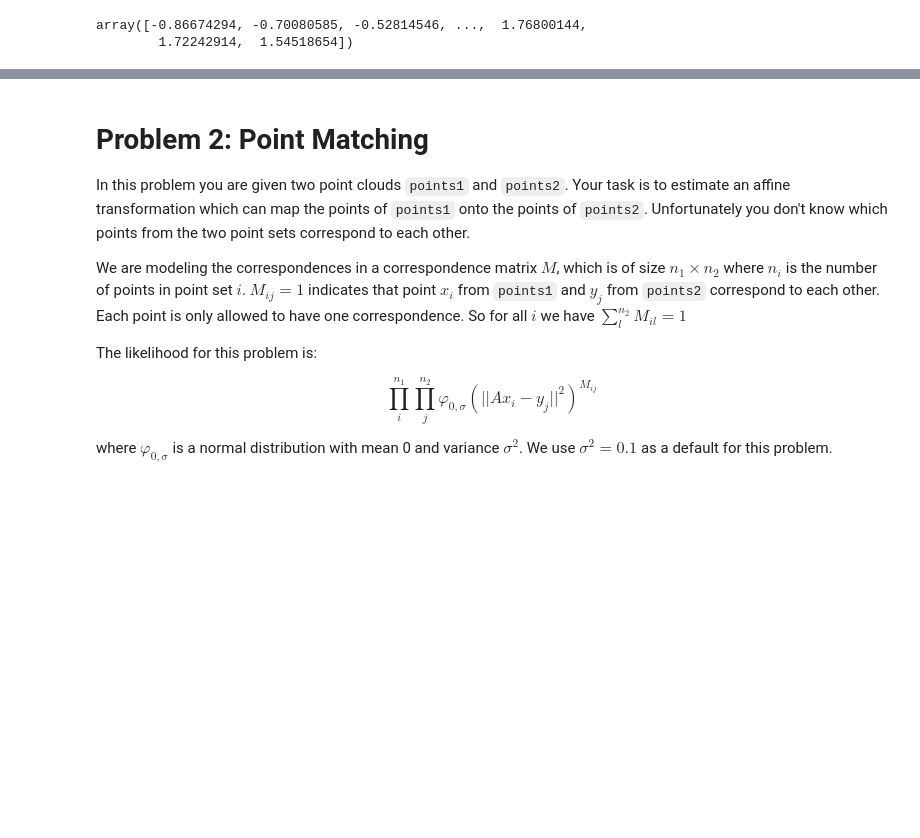
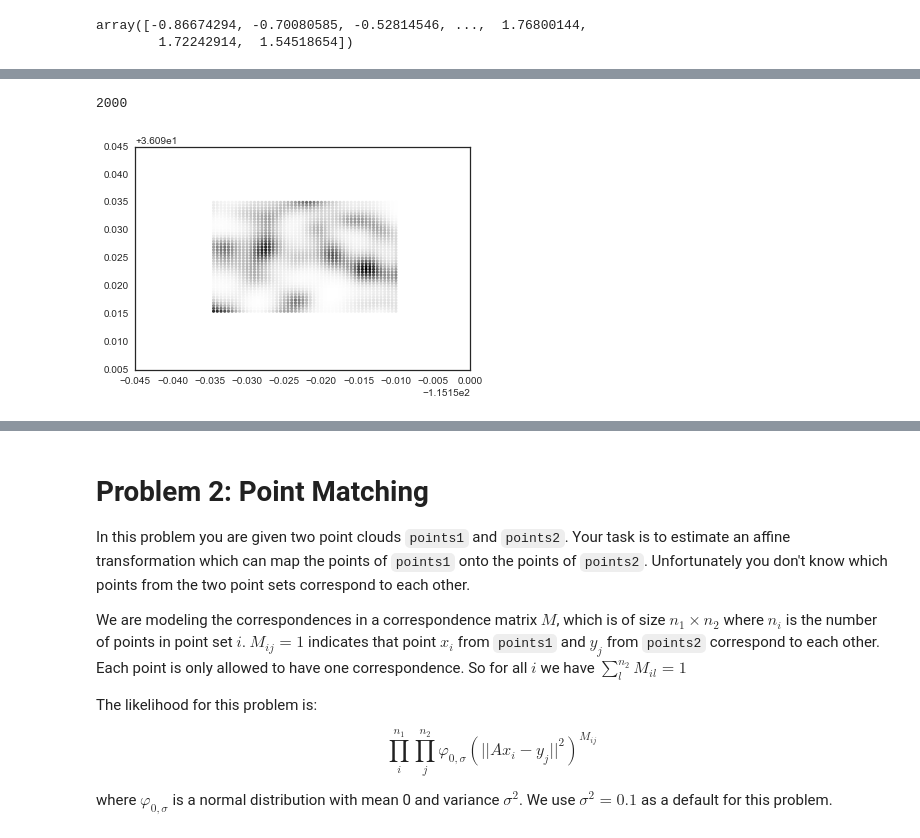
Before and after one commit to hanqingxu93/2016, a Jupyter notebook: Homework/AM207_JOSHUAMEI_HW4.ipynb, the cells around one changed output, grey strips where cells are left out. Drawn from its saved outputs; the diff is of its cells as text; code cells hidden in the pictures; blank space fills up the shorter version.

```diff
--- a/Homework/AM207_JOSHUAMEI_HW4.ipynb
+++ b/Homework/AM207_JOSHUAMEI_HW4.ipynb
@@ -242,10 +242,3 @@ N = M+1
 params = ess(checkins, Sigma,log_lik, N_mcmc, burn_in, N)
 # %% [output]
 running elliptical slice sampling...
-# %%
-alpha_trace = []
-for i in params:
-    alpha_trace.append(i[0])
-plt.plot(alpha_trace)
-plt.figure()
-plt.hist(alpha_trace)
@@ -308,0 +310,15 @@ array([-0.86674294, -0.70080585, -0.52814546, ...,  1.76800144,
+# %%
+# find lambda = exp(alpha + zi)
+intensity_pymc = []
+j = 0
+for i in Z.trace():
+    intensity_pymc.append(np.exp(a.trace()[j] + i))
+    j += 1
+
+surface_intensity_pymc = np.mean(intensity_pymc,axis=0)
+print len(surface_intensity_pymc)
+plot_checkins(surface_intensity_pymc)
+# plot_checkins(checkins)
+# %% [output]
+2000
+[figure, added]
```
Also changed, not shown: parts of 13 cells of this notebook.
